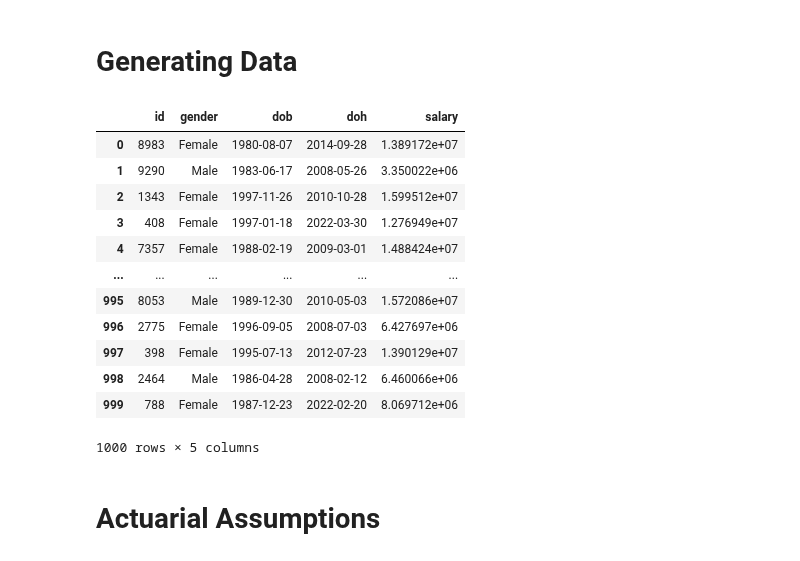
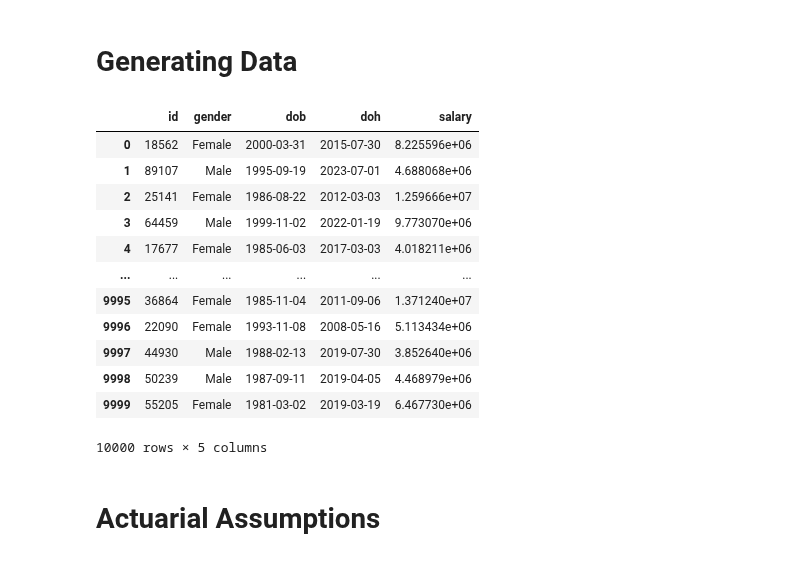
Before and after one commit to leonv1602/post-employment-benefit, a Jupyter notebook: peb-calculation.ipynb, the cells around one changed output. Cells and saved outputs as stored; diff of their text form; code cells hidden in the pictures.

```diff
--- a/peb-calculation.ipynb
+++ b/peb-calculation.ipynb
@@ -9,30 +9,30 @@ import datetime
 def generate_date(year_1 = 1980, year_2 = 2000):
     return datetime.datetime(year_1, 1, 1) + datetime.timedelta(days= np.random.randint((datetime.datetime(year_2, 12,31) - datetime.datetime(year_1, 1,1)).days))
 # %%
-emp_counts = int(1e3)
+emp_counts = int(1e4)
 # Creating DataFrame
 data = pd.DataFrame(data = {'id' : np.random.randint(0, emp_counts*10, emp_counts),
                             'gender' : ['Male' if np.random.rand()<0.5 else 'Female' for i in range(emp_counts)],
                             'dob' : [generate_date() for i in range(emp_counts)],
                             'doh' : [generate_date(year_1 = 2008, year_2 = 2023) for i in range(emp_counts)],
                             'salary' : 6e6+ np.random.uniform(low = -3e6, high = 10e6, size = emp_counts) },)
 data['dob'] = pd.to_datetime(data['dob'])
 data['doh'] = pd.to_datetime(data['doh'])
 data
 # %% [output]
 |  | id | gender | dob | doh | salary |
-| 0 | 8983 | Female | 1980-08-07 | 2014-09-28 | 1.389172e+07 |
-| 1 | 9290 | Male | 1983-06-17 | 2008-05-26 | 3.350022e+06 |
-| 2 | 1343 | Female | 1997-11-26 | 2010-10-28 | 1.599512e+07 |
-| 3 | 408 | Female | 1997-01-18 | 2022-03-30 | 1.276949e+07 |
-| 4 | 7357 | Female | 1988-02-19 | 2009-03-01 | 1.488424e+07 |
+| 0 | 18562 | Female | 2000-03-31 | 2015-07-30 | 8.225596e+06 |
+| 1 | 89107 | Male | 1995-09-19 | 2023-07-01 | 4.688068e+06 |
+| 2 | 25141 | Female | 1986-08-22 | 2012-03-03 | 1.259666e+07 |
+| 3 | 64459 | Male | 1999-11-02 | 2022-01-19 | 9.773070e+06 |
+| 4 | 17677 | Female | 1985-06-03 | 2017-03-03 | 4.018211e+06 |
 | ... | ... | ... | ... | ... | ... |
-| 995 | 8053 | Male | 1989-12-30 | 2010-05-03 | 1.572086e+07 |
-| 996 | 2775 | Female | 1996-09-05 | 2008-07-03 | 6.427697e+06 |
-| 997 | 398 | Female | 1995-07-13 | 2012-07-23 | 1.390129e+07 |
-| 998 | 2464 | Male | 1986-04-28 | 2008-02-12 | 6.460066e+06 |
-| 999 | 788 | Female | 1987-12-23 | 2022-02-20 | 8.069712e+06 |
+| 9995 | 36864 | Female | 1985-11-04 | 2011-09-06 | 1.371240e+07 |
+| 9996 | 22090 | Female | 1993-11-08 | 2008-05-16 | 5.113434e+06 |
+| 9997 | 44930 | Male | 1988-02-13 | 2019-07-30 | 3.852640e+06 |
+| 9998 | 50239 | Male | 1987-09-11 | 2019-04-05 | 4.468979e+06 |
+| 9999 | 55205 | Female | 1981-03-02 | 2019-03-19 | 6.467730e+06 |
-1000 rows × 5 columns
+10000 rows × 5 columns
 # %%
 val_date = pd.Timestamp('2023-12-31')
 data['age'] = np.round((val_date- data.dob)/np.timedelta64(1, 'Y'),2)
```
Also changed, not shown: parts of 22 cells of this notebook.
